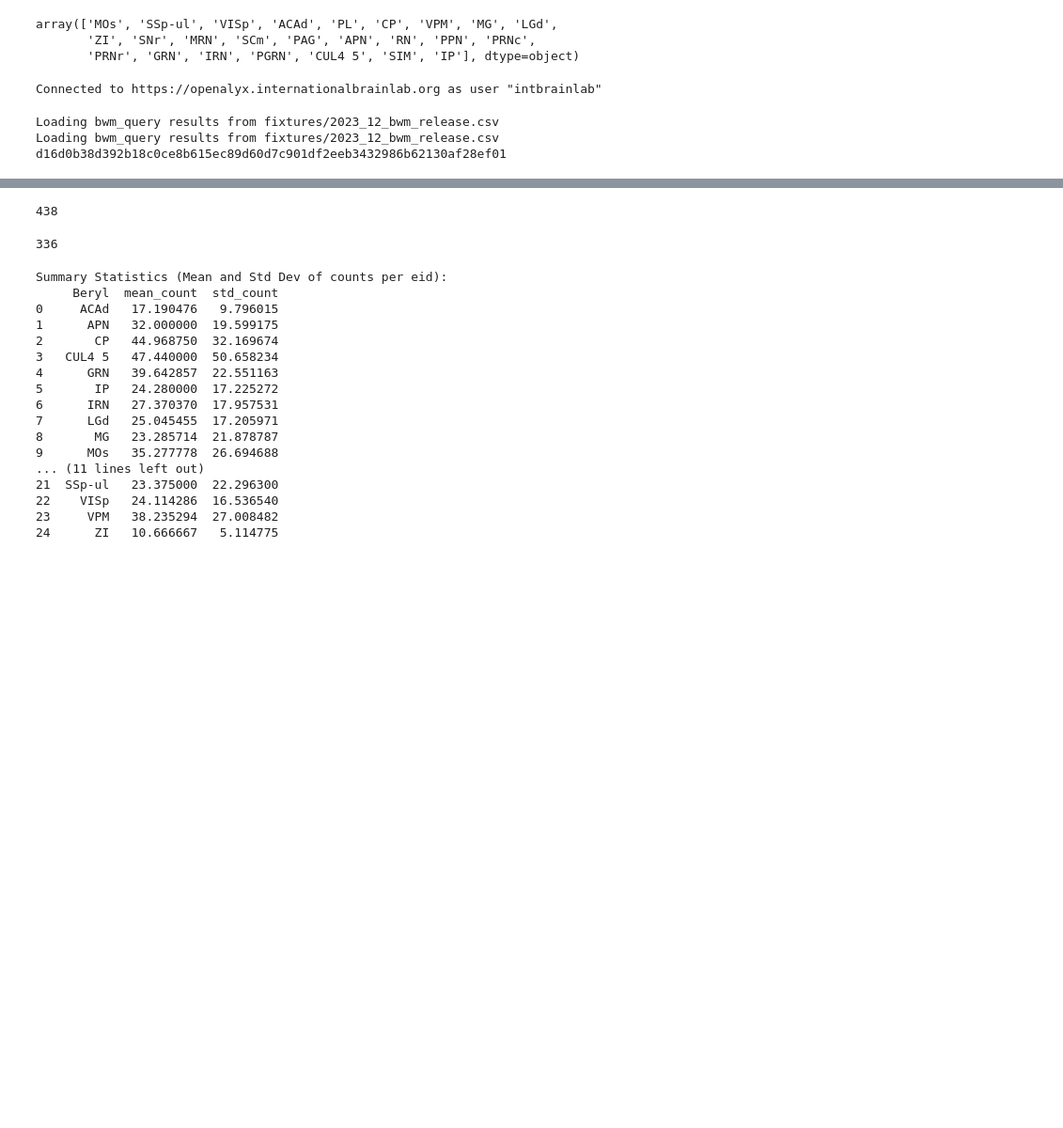
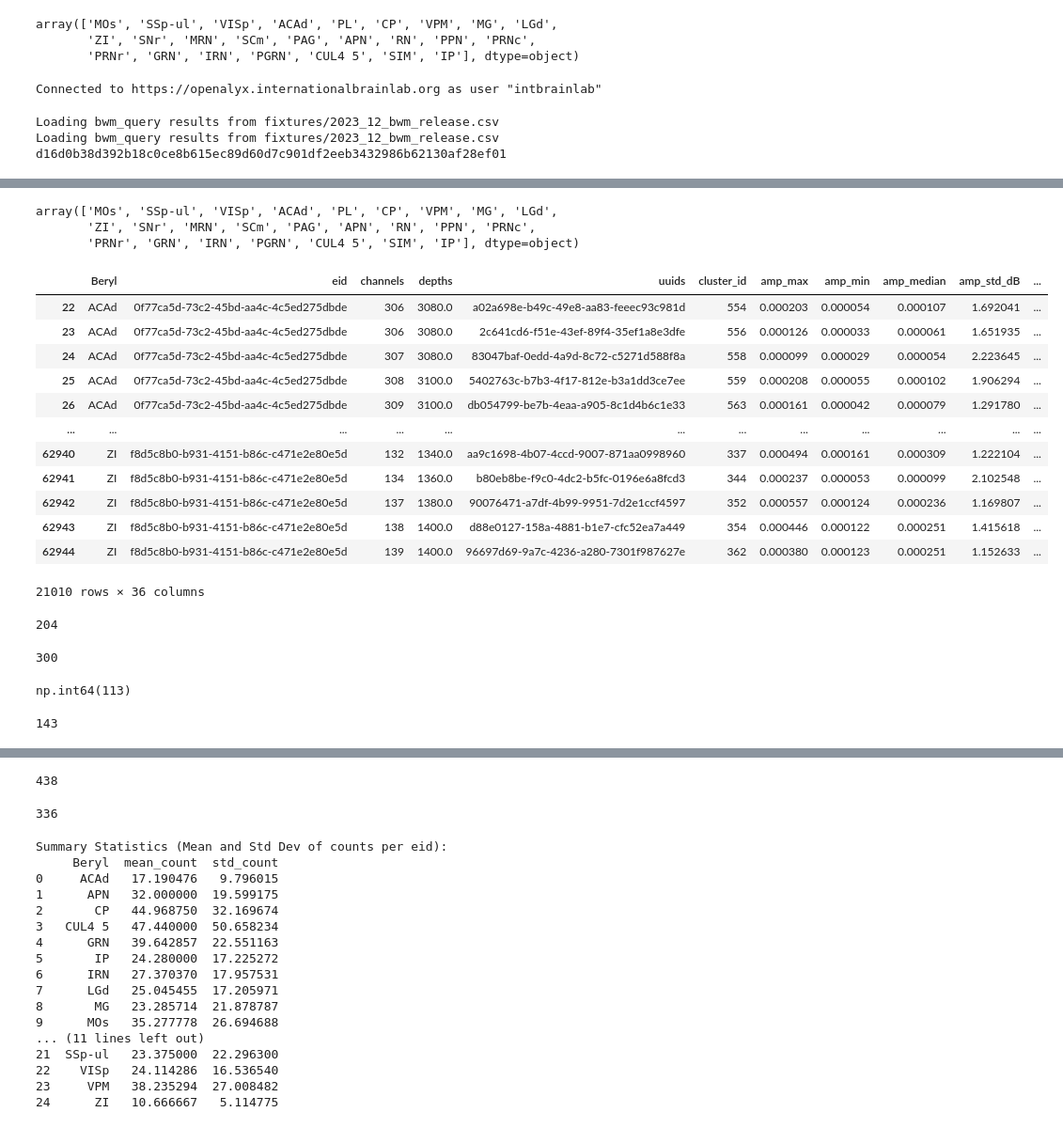
Before and after one commit to debottamKundu/ibl-partial-info-decomp, a Jupyter notebook: notebooks/stimulus_prior_regions.ipynb, the cells around one changed output, grey strips where cells are left out. Shown at 94% size. Cells and saved outputs as stored; diff of their text form; code cells hidden in the pictures; blank space fills up the shorter version.

```diff
--- a/notebooks/stimulus_prior_regions.ipynb
+++ b/notebooks/stimulus_prior_regions.ipynb
@@ -107,3 +102,25 @@ regions_of_interest = df_with_both["Beryl"].unique()
 # %%
 regions_of_interest = df_with_both["Beryl"].unique()
 units_regions_of_interest = unit_df[unit_df["Beryl"].isin(regions_of_interest)]
+# %%
+regions_of_interest
+# %% [output]
+array(['MOs', 'SSp-ul', 'VISp', 'ACAd', 'PL', 'CP', 'VPM', 'MG', 'LGd',
+       'ZI', 'SNr', 'MRN', 'SCm', 'PAG', 'APN', 'RN', 'PPN', 'PRNc',
+       'PRNr', 'GRN', 'IRN', 'PGRN', 'CUL4 5', 'SIM', 'IP'], dtype=object)
+# %%
+units_regions_of_interest
+# %% [output]
+|  | Beryl | eid | channels | depths | uuids | cluster_id | amp_max | amp_min | amp_median | amp_std_dB | ... |
+| 22 | ACAd | 0f77ca5d-73c2-45bd-aa4c-4c5ed275dbde | 306 | 3080.0 | a02a698e-b49c-49e8-aa83-feeec93c981d | 554 | 0.000203 | 0.000054 | 0.000107 | 1.692041 | ... |
+| 23 | ACAd | 0f77ca5d-73c2-45bd-aa4c-4c5ed275dbde | 306 | 3080.0 | 2c641cd6-f51e-43ef-89f4-35ef1a8e3dfe | 556 | 0.000126 | 0.000033 | 0.000061 | 1.651935 | ... |
+| 24 | ACAd | 0f77ca5d-73c2-45bd-aa4c-4c5ed275dbde | 307 | 3080.0 | 83047baf-0edd-4a9d-8c72-c5271d588f8a | 558 | 0.000099 | 0.000029 | 0.000054 | 2.223645 | ... |
+| 25 | ACAd | 0f77ca5d-73c2-45bd-aa4c-4c5ed275dbde | 308 | 3100.0 | 5402763c-b7b3-4f17-812e-b3a1dd3ce7ee | 559 | 0.000208 | 0.000055 | 0.000102 | 1.906294 | ... |
+| 26 | ACAd | 0f77ca5d-73c2-45bd-aa4c-4c5ed275dbde | 309 | 3100.0 | db054799-be7b-4eaa-a905-8c1d4b6c1e33 | 563 | 0.000161 | 0.000042 | 0.000079 | 1.291780 | ... |
+| ... | ... | ... | ... | ... | ... | ... | ... | ... | ... | ... | ... |
+| 62940 | ZI | f8d5c8b0-b931-4151-b86c-c471e2e80e5d | 132 | 1340.0 | aa9c1698-4b07-4ccd-9007-871aa0998960 | 337 | 0.000494 | 0.000161 | 0.000309 | 1.222104 | ... |
+| 62941 | ZI | f8d5c8b0-b931-4151-b86c-c471e2e80e5d | 134 | 1360.0 | b80eb8be-f9c0-4dc2-b5fc-0196e6a8fcd3 | 344 | 0.000237 | 0.000053 | 0.000099 | 2.102548 | ... |
+| 62942 | ZI | f8d5c8b0-b931-4151-b86c-c471e2e80e5d | 137 | 1380.0 | 90076471-a7df-4b99-9951-7d2e1ccf4597 | 352 | 0.000557 | 0.000124 | 0.000236 | 1.169807 | ... |
+| 62943 | ZI | f8d5c8b0-b931-4151-b86c-c471e2e80e5d | 138 | 1400.0 | d88e0127-158a-4881-b1e7-cfc52ea7a449 | 354 | 0.000446 | 0.000122 | 0.000251 | 1.415618 | ... |
+| 62944 | ZI | f8d5c8b0-b931-4151-b86c-c471e2e80e5d | 139 | 1400.0 | 96697d69-9a7c-4236-a280-7301f987627e | 362 | 0.000380 | 0.000123 | 0.000251 | 1.152633 | ... |
+21010 rows × 36 columns
@@ -109,0 +131,4 @@ units_regions_of_interest = unit_df[unit_df["Beryl"].isin(regions_of_interest)]
+# %%
+len(eids_with_multiple_regions)
+# %% [output]
+204
@@ -113 +168,14 @@ eid_counts = (
 )
+# %%
+x = make_pairs(regions_of_interest)
+len(x)
+# %% [output]
+300
+# %%
+np.sum(pair_counts["eid_count"] <= 5)
+# %% [output]
+np.int64(113)
+# %%
+len(pair_counts)
+# %% [output]
+143
```
Also changed, not shown: parts of 7 cells of this notebook, 4 other files.
